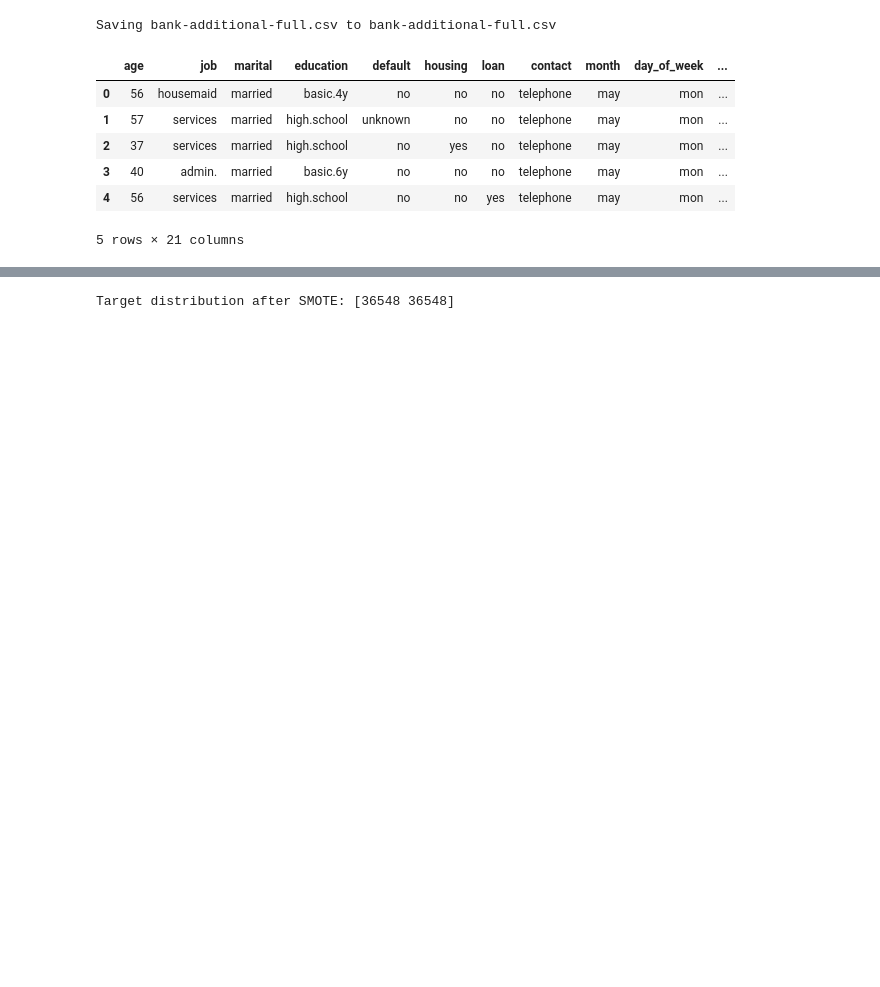
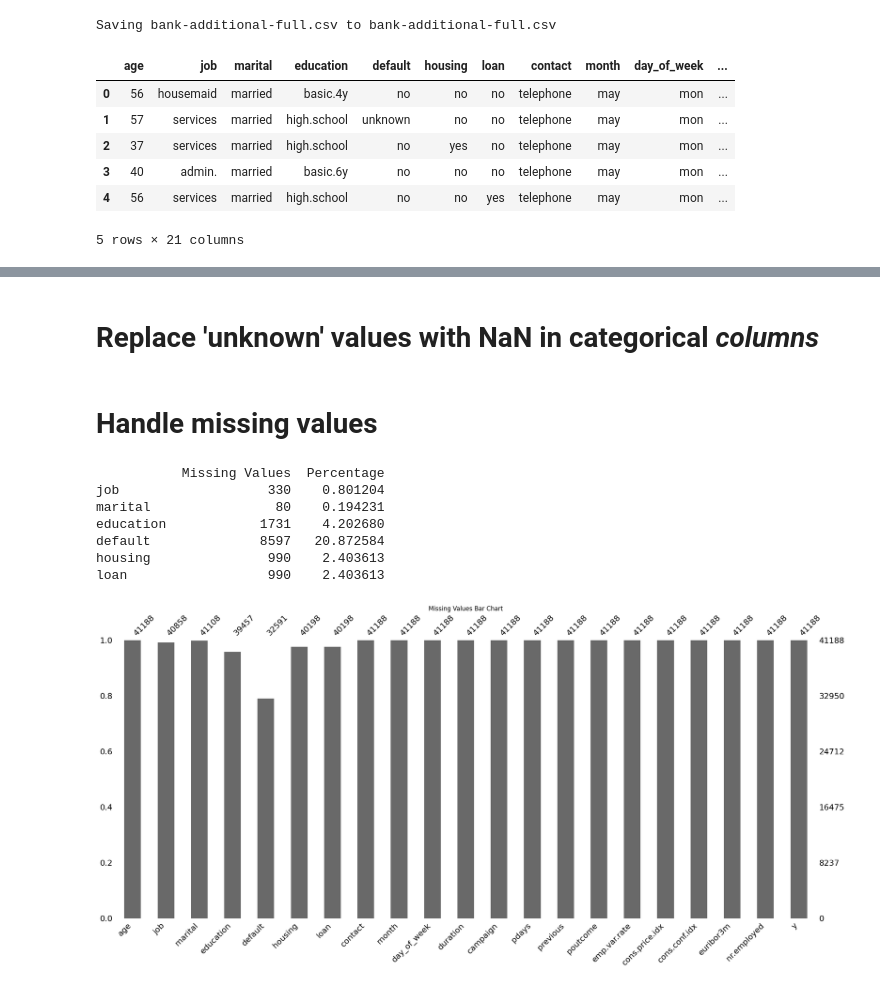
Before and after one commit to dilshanindi/Bank_Marketing, a Jupyter notebook: ML_CW.ipynb, the cells around one changed output, grey strips where cells are left out. Cells and saved outputs as stored; diff of their text form; code cells hidden in the pictures; blank space fills up the shorter version.

```diff
--- a/ML_CW.ipynb
+++ b/ML_CW.ipynb
@@ -84,13 +42,2 @@ data.head()
-# %%
-# Separate features and target
-X = data.drop(columns=['y'])
-y = data['y']
-
-# Balance the dataset using SMOTE
-smote = SMOTE(random_state=42)
-X_resampled, y_resampled = smote.fit_resample(X, y)
-
-# Check the distribution of the target variable
-print("Target distribution after SMOTE:", np.bincount(y_resampled))
-# %% [output]
-Target distribution after SMOTE: [36548 36548]
+# %% [markdown]
+# Replace 'unknown' values with NaN in categorical *columns*
@@ -96,0 +47,37 @@ Target distribution after SMOTE: [36548 36548]
+# %% [markdown]
+#  Handle missing values
+# %%
+from sklearn.impute import SimpleImputer
+
+# Identify categorical and numerical columns
+categorical_cols = data.select_dtypes(include=['object']).columns
+numerical_cols = data.select_dtypes(include=[np.number]).columns
+
+# Checking for missing values
+missing_values = data.isnull().sum()
+missing_percentage = (missing_values / len(data)) * 100
+
+# Display missing value information
+missing_data = pd.DataFrame({
+    'Missing Values': missing_values,
+    'Percentage': missing_percentage
+})
+missing_data = missing_data[missing_data['Missing Values'] > 0]
+print(missing_data)
+
+# Visualize missing values
+import missingno as msno
+
+# Bar chart for missing values
+msno.bar(data)
+plt.title("Missing Values Bar Chart")
+plt.show()
+# %% [output]
+           Missing Values  Percentage
+job                   330    0.801204
+marital                80    0.194231
+education            1731    4.202680
+default              8597   20.872584
+housing               990    2.403613
+loan                  990    2.403613
+[figure, added]
```
Also changed, not shown: parts of 26 cells of this notebook.
